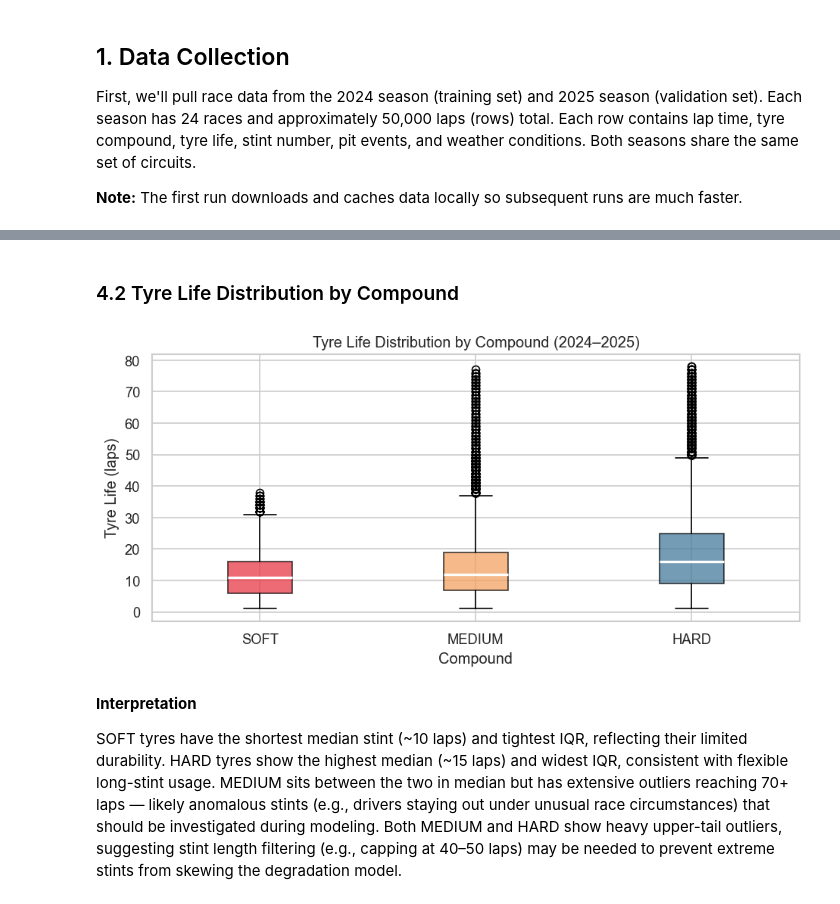
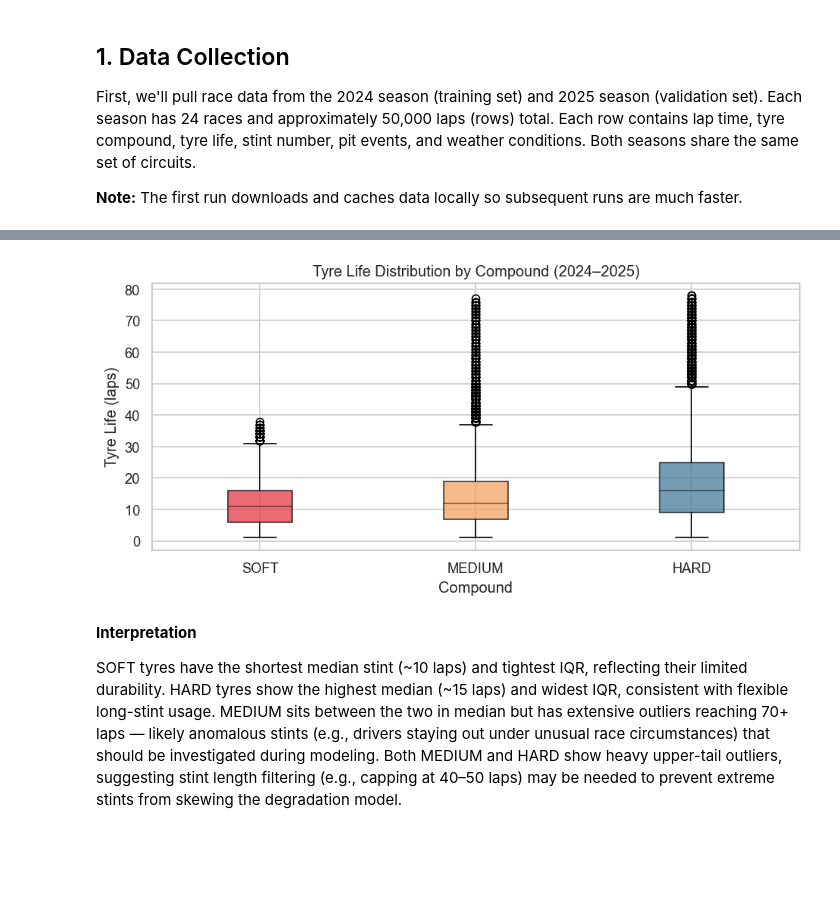
Before and after one commit to mikerapid/enai603-f1, a Jupyter notebook: f1_tyre.ipynb, the cells around one changed output, grey strips where cells are left out. Drawn from its saved outputs; the diff is of its cells as text; code cells hidden in the pictures; blank space fills up the shorter version.

```diff
--- a/f1_tyre.ipynb
+++ b/f1_tyre.ipynb
@@ -319,34 +222,0 @@ Feature engineering complete. Dataset shape: (43445, 42)
-# %%
-compound_colors = {'SOFT': '#e63946', 'MEDIUM': '#f4a261', 'HARD': '#457b9d'}
-
-fig, axes = plt.subplots(1, 2, figsize=(13, 4))
-
-# Lap time histogram, shaded by season
-for year, color in [(2024, '#2196F3'), (2025, '#FF9800')]:
-    subset = df[df['Year'] == year]['LapTimeSec']
-    axes[0].hist(subset, bins=50, alpha=0.6, color=color, edgecolor='white',
-                 linewidth=0.4, label=str(year))
-axes[0].set_xlabel('Lap Time (seconds)')
-axes[0].set_ylabel('Count')
-axes[0].set_title('Distribution of Lap Times by Season')
-axes[0].legend(title='Season')
-
-# KDE of lap time delta by compound
-for compound, color in compound_colors.items():
-    vals = df[df['Compound'] == compound]['LapTimeDelta'].dropna()
-    vals = vals[np.isfinite(vals)]
-    if len(vals) > 10:
-        kde = gaussian_kde(vals, bw_method=0.3)
-        x = np.linspace(vals.min(), vals.max(), 300)
-        axes[1].plot(x, kde(x), label=compound, color=color, linewidth=2)
-        axes[1].fill_between(x, kde(x), alpha=0.15, color=color)
-
-axes[1].axvline(0, color='black', linestyle='--', linewidth=0.8, alpha=0.6)
-axes[1].set_xlabel('Lap Time Delta vs. Stint Median (s)')
-axes[1].set_ylabel('Density')
-axes[1].set_title('KDE: Lap Time Delta by Compound (2024–2025)')
-axes[1].legend(title='Compound')
-
-plt.tight_layout()
-plt.savefig('plot_01_distributions.png', bbox_inches='tight')
-plt.show()
@@ -360,27 +223,24 @@ The raw lap time distributions (left) show heavy overlap between 2024 and 2025,
-# %% [markdown]
-### 4.2 Tyre Life Distribution by Compound
 # %%
 fig, ax = plt.subplots(figsize=(8, 4))
 
-compound_order = ['SOFT', 'MEDIUM', 'HARD']
+compounds = ['SOFT', 'MEDIUM', 'HARD']
 colors = ['#e63946', '#f4a261', '#457b9d']
-data_to_plot = [df[df['Compound'] == c]['TyreLife'].dropna() for c in compound_order]
+data = [df[df['Compound'] == c]['TyreLife'].dropna() for c in compounds]
 
-bp = ax.boxplot(data_to_plot, patch_artist=True,
-                medianprops=dict(color='white', linewidth=2))
+bp = ax.boxplot(data, patch_artist=True, medianprops=dict(color='black', alpha=0.5))
 for patch, color in zip(bp['boxes'], colors):
     patch.set_facecolor(color)
     patch.set_alpha(0.75)
 
-ax.set_xticklabels(compound_order)
+ax.set_xticklabels(compounds)
 ax.set_xlabel('Compound')
 ax.set_ylabel('Tyre Life (laps)')
 ax.set_title('Tyre Life Distribution by Compound (2024–2025)')
 plt.tight_layout()
 plt.savefig('plot_02_tyre_life_dist.png', bbox_inches='tight')
 plt.show()
 # %% [output]
-[figure, old version]
+[figure, new version]
 # %% [markdown]
 **Interpretation**
 
```
Also changed, not shown: parts of 24 cells of this notebook, 1 other file.
